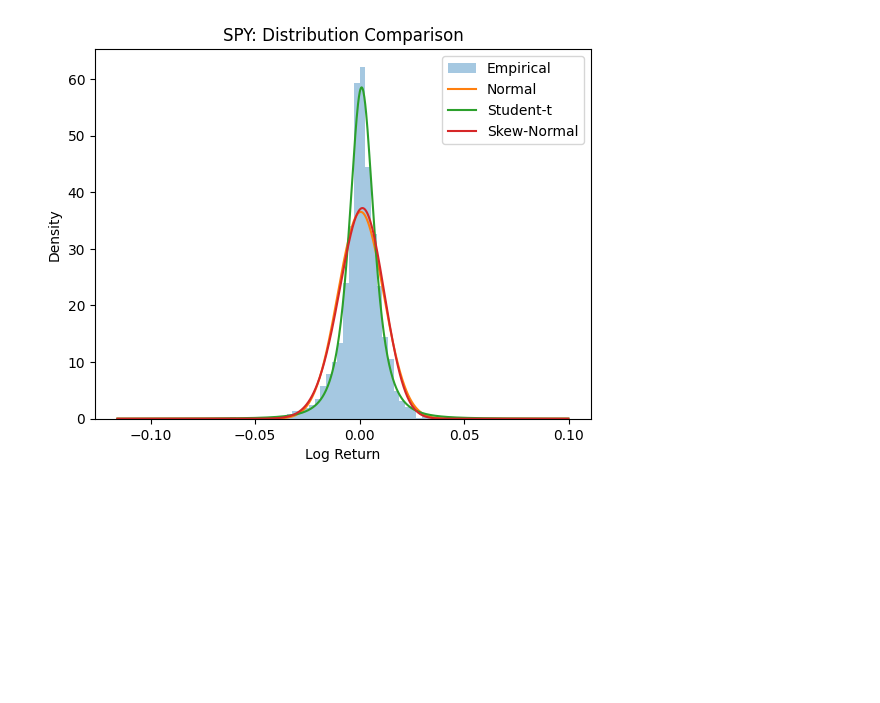
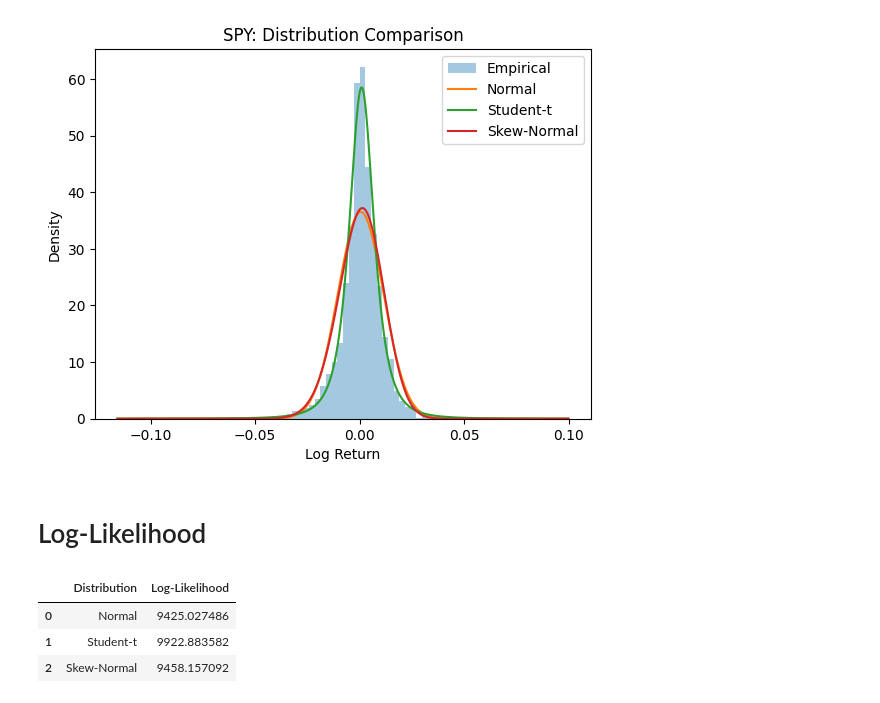
Before and after one commit to akhyear/MonteCarloRiskProject, a Jupyter notebook: notebooks/02_distribution_fitting.ipynb, the cells around one changed output. Cells and saved outputs as stored; diff of their text form; code cells hidden in the pictures; blank space fills up the shorter version.

Commit message:
Log-Likelihood

```diff
--- a/notebooks/02_distribution_fitting.ipynb
+++ b/notebooks/02_distribution_fitting.ipynb
@@ -129,3 +129,21 @@ plt.legend()
 plt.show()
 # %% [output]
 [figure]
+# %% [markdown]
+# Log-Likelihood
+# %%
+ll_normal = np.sum(stats.norm.logpdf(r, mu_norm, sigma_norm))
+ll_t = np.sum(stats.t.logpdf(r, nu_t, mu_t, sigma_t))
+ll_skew = np.sum(stats.skewnorm.logpdf(r, alpha_skew, mu_skew, sigma_skew))
+
+ll_df = pd.DataFrame({
+    "Distribution": ["Normal", "Student-t", "Skew-Normal"],
+    "Log-Likelihood": [ll_normal, ll_t, ll_skew]
+})
+
+ll_df
+# %% [output]
+|  | Distribution | Log-Likelihood |
+| 0 | Normal | 9425.027486 |
+| 1 | Student-t | 9922.883582 |
+| 2 | Skew-Normal | 9458.157092 |
```
